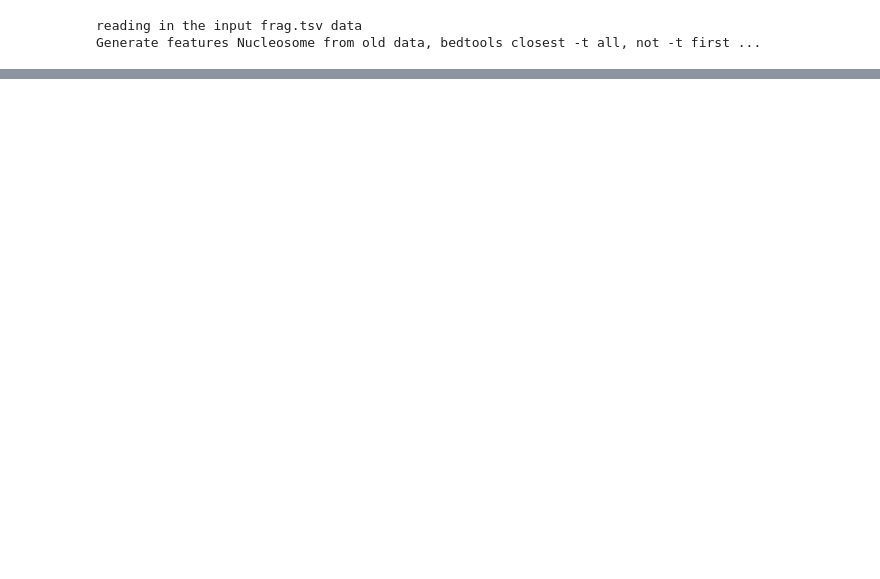
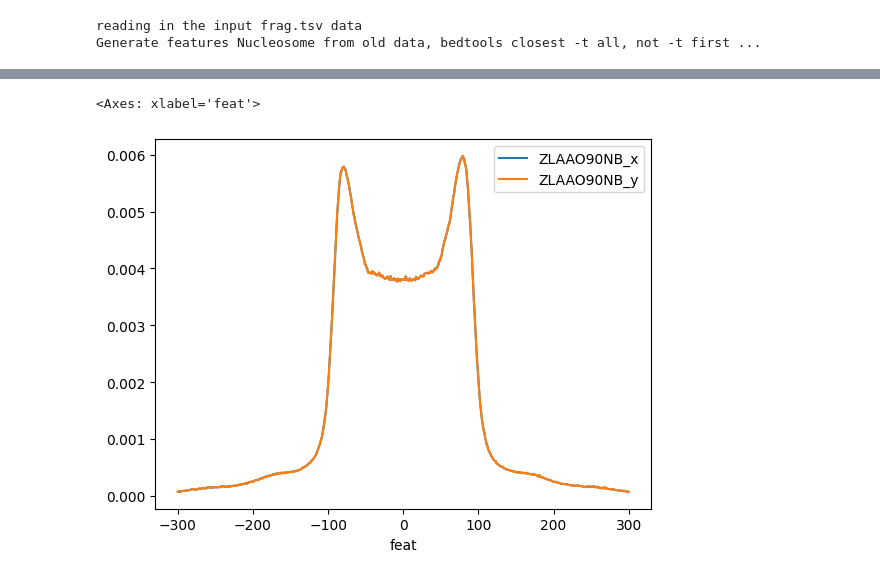
Before and after one commit to hieunguyen4193/ecd_wgs_features, a Jupyter notebook: test_generate_features.ipynb, the cells around one changed output, grey strips where cells are left out. Saved outputs shown, nothing was run; the diff lists cells and outputs as text; code cells hidden in the pictures; blank space fills up the shorter version.

```diff
--- a/test_generate_features.ipynb
+++ b/test_generate_features.ipynb
@@ -48,0 +56,5 @@ KeyError: 'motif'
+# %%
+check_nuc.set_index("feat").plot()
+# %% [output]
+<Axes: xlabel='feat'>
+[figure, added]
```
Also changed, not shown: parts of 4 cells of this notebook, 4 other files.
